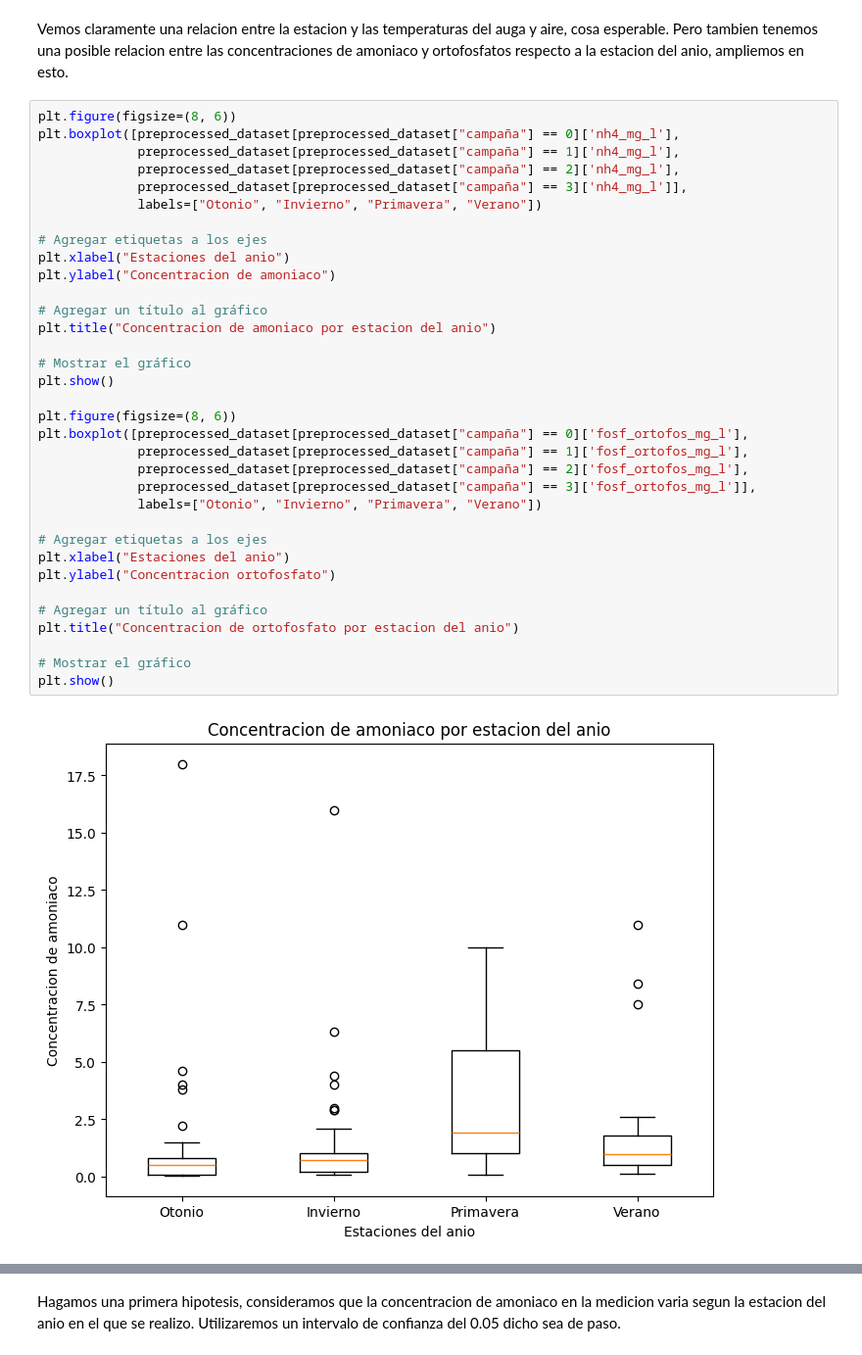
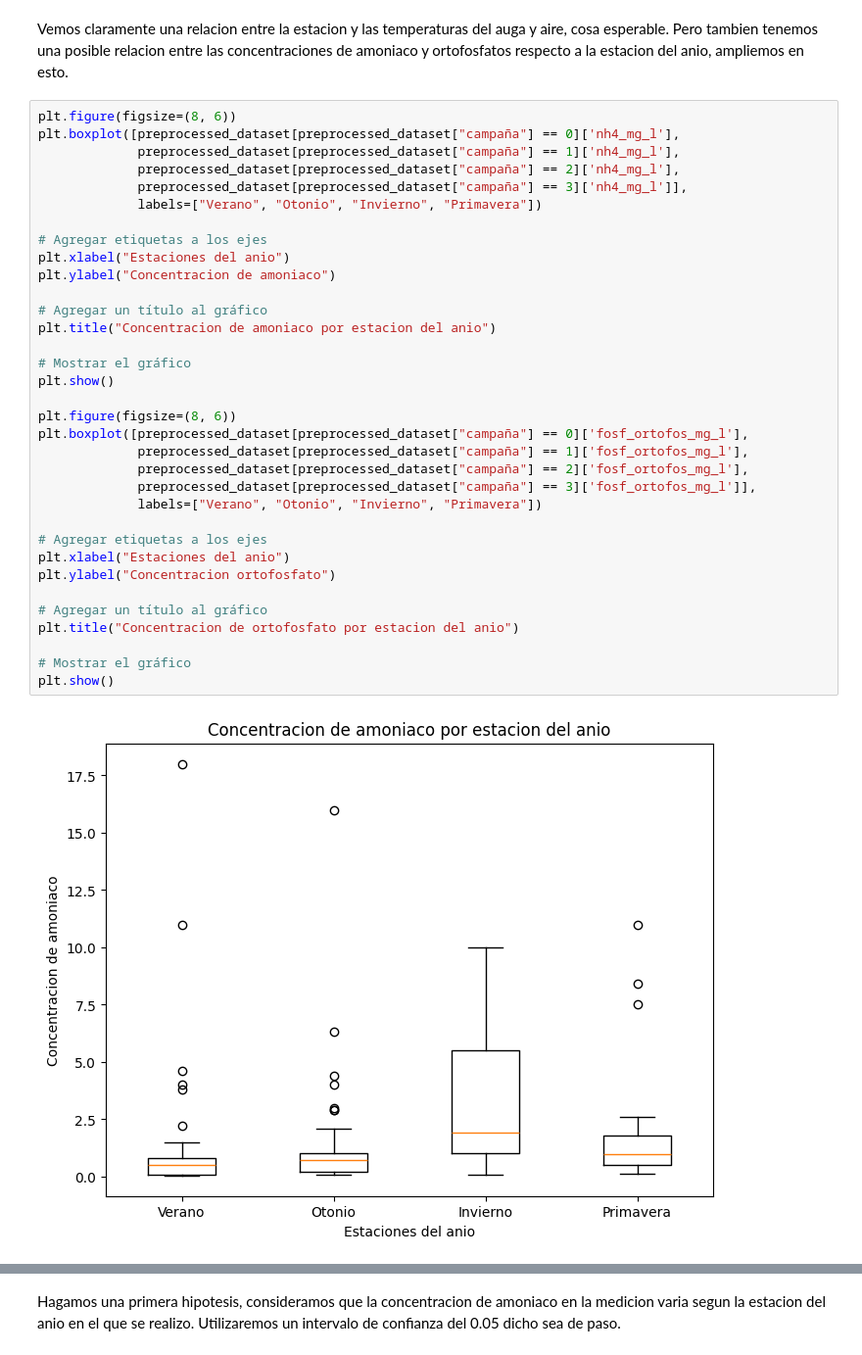
Before and after one commit to MaximoReynoso/TrabajoEspecial, a Jupyter notebook: TrabajoEspecial.ipynb, the cells around one changed output, grey strips where cells are left out. Shown at 98% size. Cells and saved outputs as stored; diff of their text form.

```diff
--- a/TrabajoEspecial.ipynb
+++ b/TrabajoEspecial.ipynb
@@ -316,33 +316,33 @@ plt.boxplot([preprocessed_dataset[preprocessed_dataset["campaña"] == 0]['nh4_mg
              preprocessed_dataset[preprocessed_dataset["campaña"] == 1]['nh4_mg_l'],
              preprocessed_dataset[preprocessed_dataset["campaña"] == 2]['nh4_mg_l'],
              preprocessed_dataset[preprocessed_dataset["campaña"] == 3]['nh4_mg_l']],
-             labels=["Otonio", "Invierno", "Primavera", "Verano"])
+             labels=["Verano", "Otonio", "Invierno", "Primavera"])
 
 # Agregar etiquetas a los ejes
 plt.xlabel("Estaciones del anio")
 plt.ylabel("Concentracion de amoniaco")
 
 # Agregar un título al gráfico
 plt.title("Concentracion de amoniaco por estacion del anio")
 
 # Mostrar el gráfico
 plt.show()
 
 plt.figure(figsize=(8, 6))
 plt.boxplot([preprocessed_dataset[preprocessed_dataset["campaña"] == 0]['fosf_ortofos_mg_l'],
              preprocessed_dataset[preprocessed_dataset["campaña"] == 1]['fosf_ortofos_mg_l'],
              preprocessed_dataset[preprocessed_dataset["campaña"] == 2]['fosf_ortofos_mg_l'],
              preprocessed_dataset[preprocessed_dataset["campaña"] == 3]['fosf_ortofos_mg_l']],
-             labels=["Otonio", "Invierno", "Primavera", "Verano"])
+             labels=["Verano", "Otonio", "Invierno", "Primavera"])
 
 # Agregar etiquetas a los ejes
 plt.xlabel("Estaciones del anio")
 plt.ylabel("Concentracion ortofosfato")
 
 # Agregar un título al gráfico
 plt.title("Concentracion de ortofosfato por estacion del anio")
 
 # Mostrar el gráfico
 plt.show()
 # %% [output]
-[figure, old version]
+[figure, new version]
```
Also changed, not shown: parts of 6 cells of this notebook.
